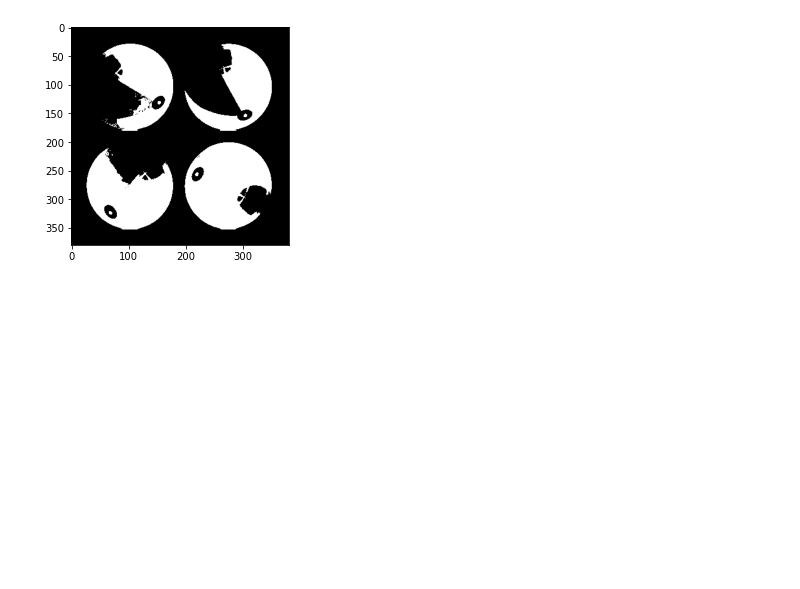
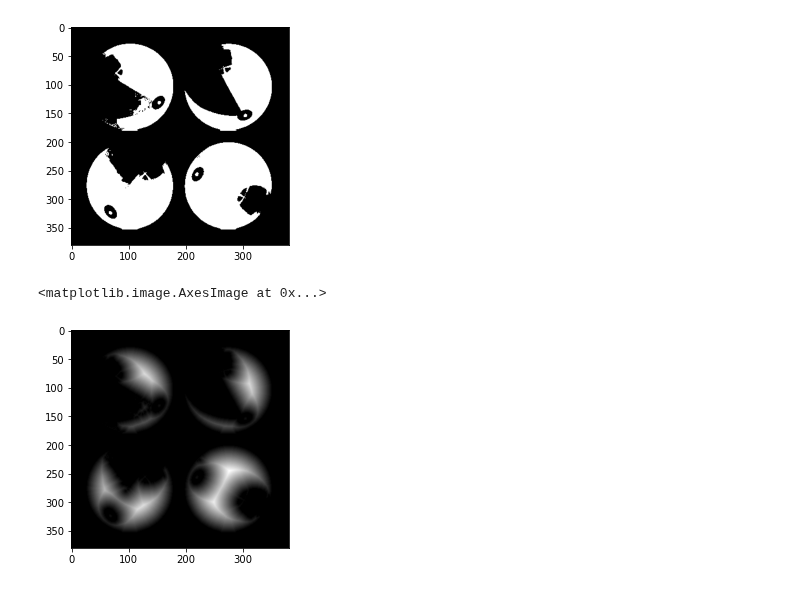
Before and after one commit to RRRRRRRRRRRoy/COMP9517-LabNAss, a Jupyter notebook: Lab04/lab04.ipynb, the cells around one changed output. Drawn from its saved outputs; the diff is of its cells as text; code cells hidden in the pictures; blank space fills up the shorter version.

```diff
--- a/Lab04/lab04.ipynb
+++ b/Lab04/lab04.ipynb
@@ -48,3 +50,12 @@ plt.imshow(image_thresh, 'gray')
 from scipy import ndimage as ndi
 from skimage.feature import peak_local_max
 from skimage.segmentation import watershed
+# %%
+# This method is used to calculate the Euclidean distance
+# Source: https://docs.scipy.org/doc/scipy/reference/generated/scipy.ndimage.distance_transform_edt.html
+distance = ndi.distance_transform_edt(image_thresh)
+# Show the image of Euclidean distance
+plt.imshow(distance, 'gray')
+# %% [output]
+<matplotlib.image.AxesImage at 0x...>
+[figure, added]
```
Also changed, not shown: parts of 5 cells of this notebook.
